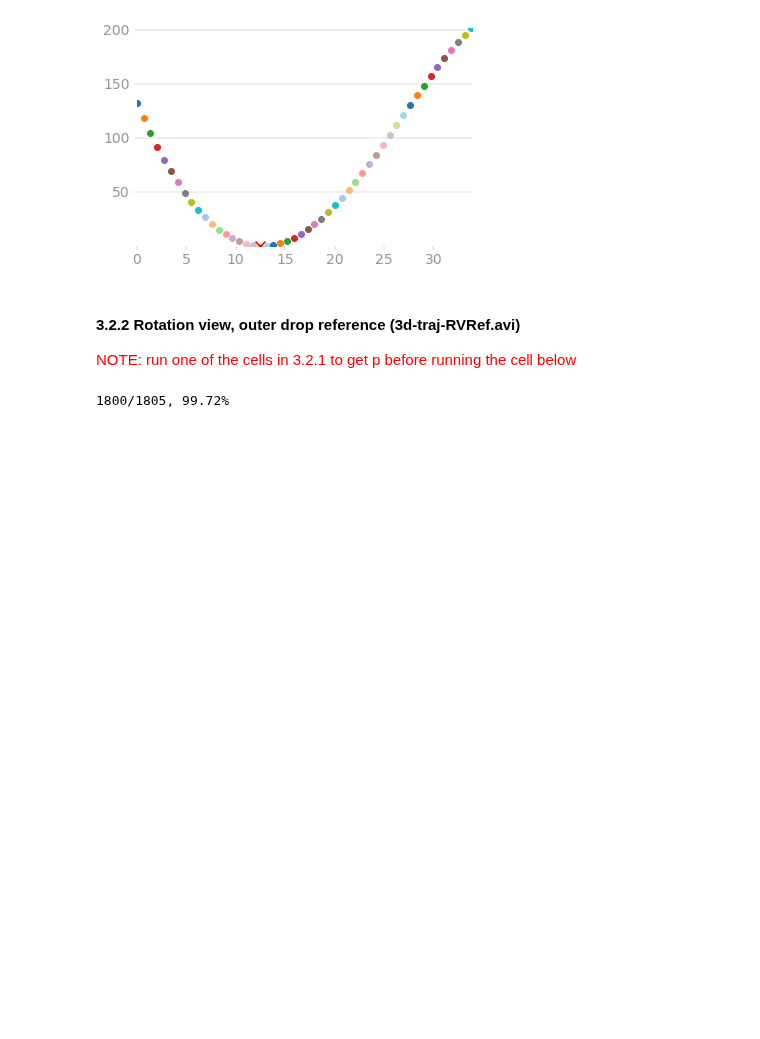
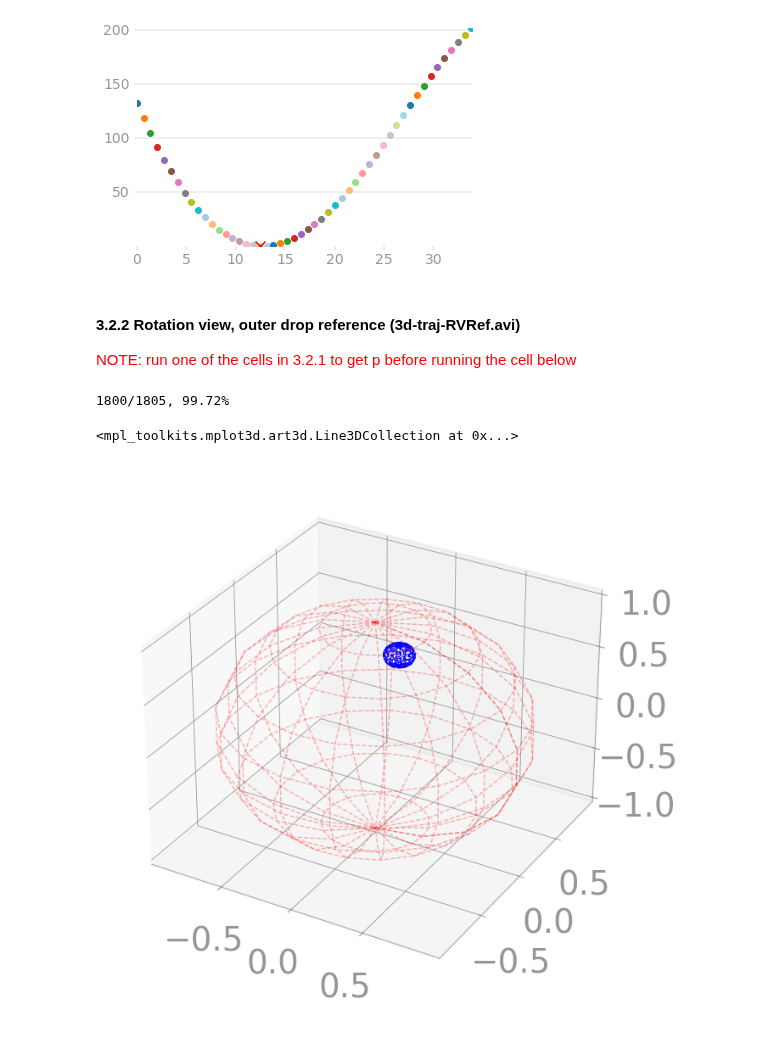
Before and after one commit to ZLoverty/DE, a Jupyter notebook: Code/Trajectory-analysis/3D trajectory.ipynb, the cells around one changed output. Saved outputs shown, nothing was run; the diff lists cells and outputs as text; code cells hidden in the pictures; blank space fills up the shorter version.

Commit message:
Inner drop size
Modify the code that draws the 3D traj. The goal is to draw the inner
droplet in a right size, rather than a fixed size relative to figure
size.

```diff
--- a/Code/Trajectory-analysis/3D trajectory.ipynb
+++ b/Code/Trajectory-analysis/3D trajectory.ipynb
@@ -289,3 +289,21 @@ for n, i in traj.iterrows():
         clear_output(wait=True)
 # %% [output]
 1800/1805, 99.72%
+# %%
+A, B, C, R = 0, 0, 0, 1
+a, b, c, r = 0, 0.3, 0.5, 0.1
+# %%
+fig = plt.figure( dpi=200)
+ax = fig.add_subplot(111, projection='3d')
+u, v = np.mgrid[0:2*np.pi:20j, 0:np.pi:10j]
+x = R*np.cos(u)*np.sin(v) + A
+y = R*np.sin(u)*np.sin(v) + B
+z = R*np.cos(v) + C
+ax.plot_wireframe(x, y, z, color=(1, 0, 0, 0.3), lw=0.5, ls='--')
+x = r*np.cos(u)*np.sin(v) + a
+y = r*np.sin(u)*np.sin(v) + b
+z = r*np.cos(v) + c
+ax.plot_wireframe(x, y, z, color=(0, 0, 1, 1), lw=0.5, ls='--')
+# %% [output]
+<mpl_toolkits.mplot3d.art3d.Line3DCollection at 0x...>
+[figure, added]
```
